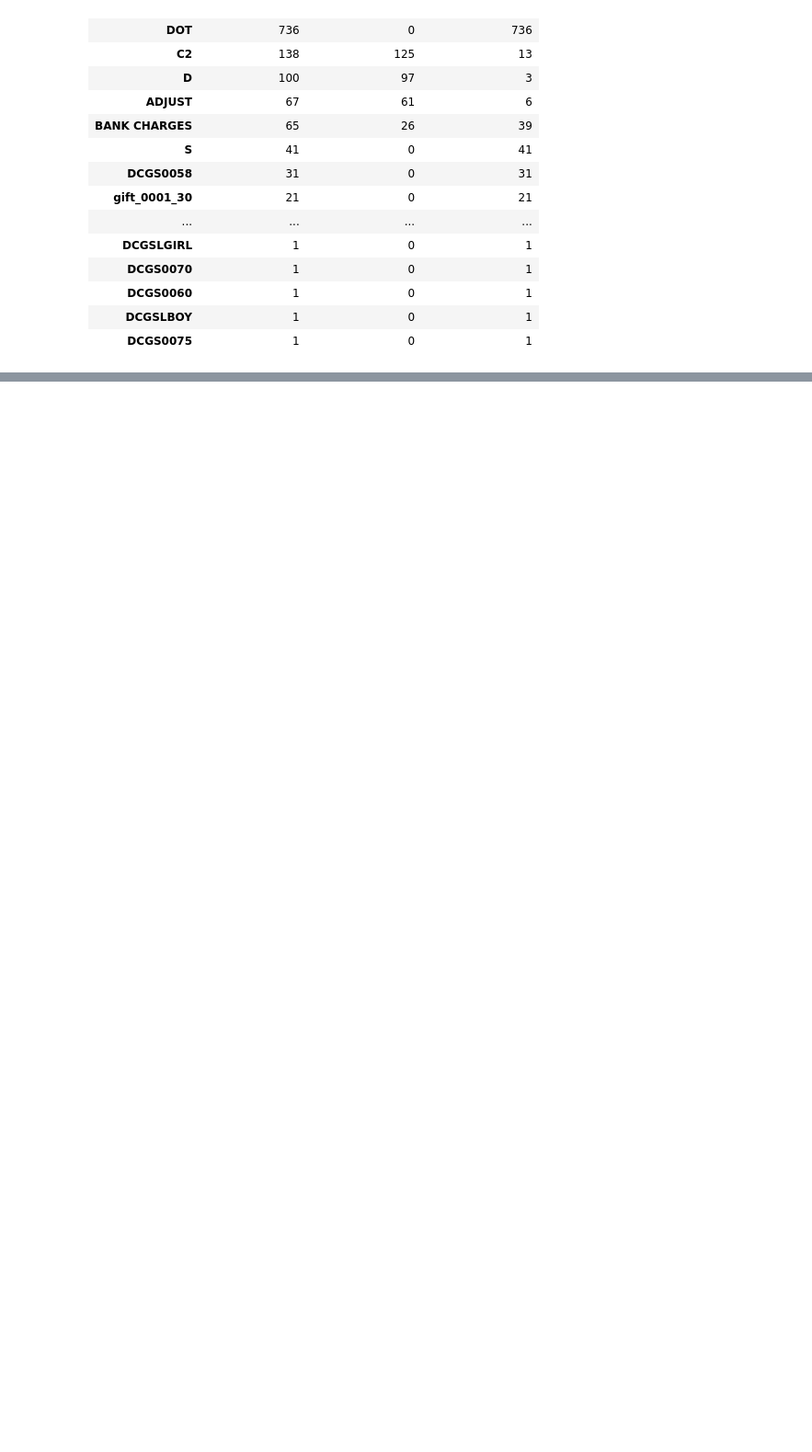
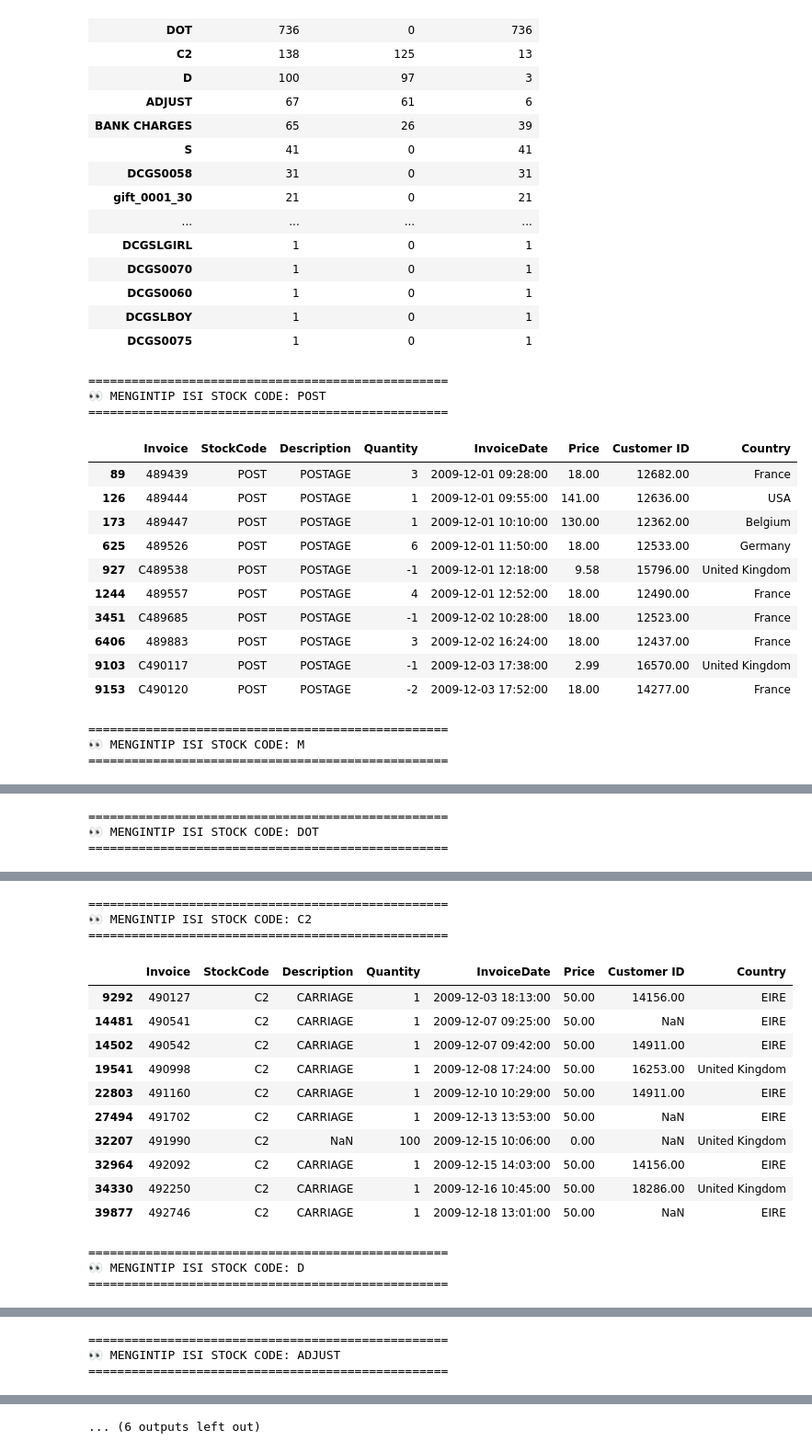
Before and after one commit to Zendin110206/online-retail-customer-segmentation, a Jupyter notebook: notebooks/online-retail-data-clustering.ipynb, the cells around one changed output, grey strips where cells are left out. Shown at 92% size. Saved outputs shown, nothing was run; the diff lists cells and outputs as text; code cells hidden in the pictures; blank space fills up the shorter version.

Commit message:
feat: complete EDA and stock code analysis

```diff
--- a/notebooks/online-retail-data-clustering.ipynb
+++ b/notebooks/online-retail-data-clustering.ipynb
@@ -306,3 +306,39 @@ cek_customer
 | DCGS0060 | 1 | 0 | 1 |
 | DCGSLBOY | 1 | 0 | 1 |
 | DCGS0075 | 1 | 0 | 1 |
+# %%
+# Daftar kode yang bikin kamu penasaran
+kode_penasaran = ['POST', 'M', 'DOT', 'C2', 'D', 'ADJUST', 'BANK CHARGES', 'S', 'DCGS0058']
+
+# Loop untuk cek satu per satu
+for kode in kode_penasaran:
+    print(f"==================================================")
+    print(f"👀 MENGINTIP ISI STOCK CODE: {kode}")
+    print(f"==================================================")
+
+    # Ambil data yang stockcode-nya sesuai
+    data_intip = df[df['StockCode'] == kode]
+
+    # Tampilkan 10 baris pertama saja biar gak penuh layarnya
+    display(data_intip.head(10))
+
+    # Kasih jarak enter biar enak bacanya
+    print("\n")
+# %% [output]
+==================================================
+👀 MENGINTIP ISI STOCK CODE: POST
+==================================================
+|  | Invoice | StockCode | Description | Quantity | InvoiceDate | Price | Customer ID | Country |
+| 89 | 489439 | POST | POSTAGE | 3 | 2009-12-01 09:28:00 | 18.00 | 12682.00 | France |
+| 126 | 489444 | POST | POSTAGE | 1 | 2009-12-01 09:55:00 | 141.00 | 12636.00 | USA |
+| 173 | 489447 | POST | POSTAGE | 1 | 2009-12-01 10:10:00 | 130.00 | 12362.00 | Belgium |
+| 625 | 489526 | POST | POSTAGE | 6 | 2009-12-01 11:50:00 | 18.00 | 12533.00 | Germany |
+| 927 | C489538 | POST | POSTAGE | -1 | 2009-12-01 12:18:00 | 9.58 | 15796.00 | United Kingdom |
+| 1244 | 489557 | POST | POSTAGE | 4 | 2009-12-01 12:52:00 | 18.00 | 12490.00 | France |
+| 3451 | C489685 | POST | POSTAGE | -1 | 2009-12-02 10:28:00 | 18.00 | 12523.00 | France |
+| 6406 | 489883 | POST | POSTAGE | 3 | 2009-12-02 16:24:00 | 18.00 | 12437.00 | France |
+| 9103 | C490117 | POST | POSTAGE | -1 | 2009-12-03 17:38:00 | 2.99 | 16570.00 | United Kingdom |
+| 9153 | C490120 | POST | POSTAGE | -2 | 2009-12-03 17:52:00 | 18.00 | 14277.00 | France |
+==================================================
+👀 MENGINTIP ISI STOCK CODE: M
+==================================================
@@ -308,0 +356,3 @@ cek_customer
+==================================================
+👀 MENGINTIP ISI STOCK CODE: DOT
+==================================================
@@ -308,0 +370,17 @@ cek_customer
+==================================================
+👀 MENGINTIP ISI STOCK CODE: C2
+==================================================
+|  | Invoice | StockCode | Description | Quantity | InvoiceDate | Price | Customer ID | Country |
+| 9292 | 490127 | C2 | CARRIAGE | 1 | 2009-12-03 18:13:00 | 50.00 | 14156.00 | EIRE |
+| 14481 | 490541 | C2 | CARRIAGE | 1 | 2009-12-07 09:25:00 | 50.00 | NaN | EIRE |
+| 14502 | 490542 | C2 | CARRIAGE | 1 | 2009-12-07 09:42:00 | 50.00 | 14911.00 | EIRE |
+| 19541 | 490998 | C2 | CARRIAGE | 1 | 2009-12-08 17:24:00 | 50.00 | 16253.00 | United Kingdom |
+| 22803 | 491160 | C2 | CARRIAGE | 1 | 2009-12-10 10:29:00 | 50.00 | 14911.00 | EIRE |
+| 27494 | 491702 | C2 | CARRIAGE | 1 | 2009-12-13 13:53:00 | 50.00 | NaN | EIRE |
+| 32207 | 491990 | C2 | NaN | 100 | 2009-12-15 10:06:00 | 0.00 | NaN | United Kingdom |
+| 32964 | 492092 | C2 | CARRIAGE | 1 | 2009-12-15 14:03:00 | 50.00 | 14156.00 | EIRE |
+| 34330 | 492250 | C2 | CARRIAGE | 1 | 2009-12-16 10:45:00 | 50.00 | 18286.00 | United Kingdom |
+| 39877 | 492746 | C2 | CARRIAGE | 1 | 2009-12-18 13:01:00 | 50.00 | NaN | EIRE |
+==================================================
+👀 MENGINTIP ISI STOCK CODE: D
+==================================================
@@ -308,0 +398,3 @@ cek_customer
+==================================================
+👀 MENGINTIP ISI STOCK CODE: ADJUST
+==================================================
@@ -308,0 +412 @@ cek_customer
+... (6 outputs left out)
```
Also changed, not shown: parts of 3 cells of this notebook.
